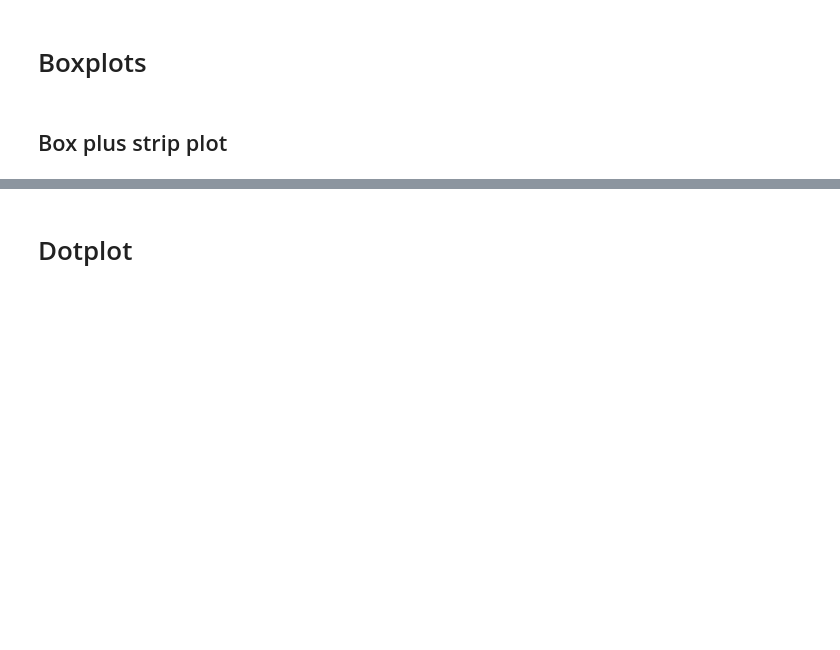
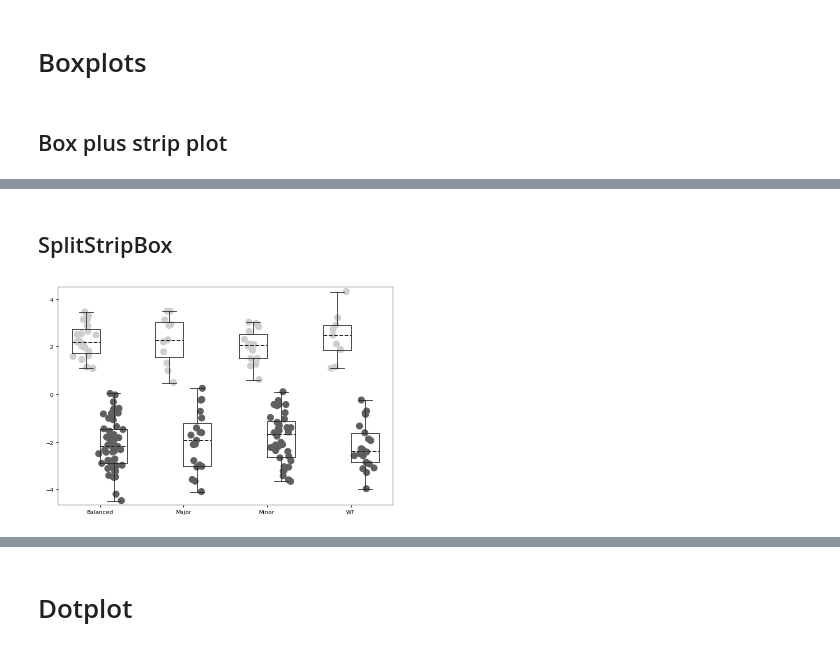
Before and after one commit to fossbert/Python_Packages, a Jupyter notebook: Dev_cbviz.ipynb, the cells around one changed output, grey strips where cells are left out. Saved outputs shown, nothing was run; the diff lists cells and outputs as text; code cells hidden in the pictures; blank space fills up the shorter version.

Commit message:
SplitStripBox

```diff
--- a/Dev_cbviz.ipynb
+++ b/Dev_cbviz.ipynb
@@ -256,3 +274,11 @@ def cat_cleaner(series):
 data[data['s1'].isin(['WT', 'Balanced'])]['s1']#.apply(cat_cleaner)
 # %%
 data[data['s1'].isin(['WT', 'Balanced'])].apply(cat_cleaner)['s1']
+# %% [markdown]
+## SplitStripBox
+# %%
+s1 = np.random.permutation(np.repeat(['WT', 'Balanced', 'Minor', 'Major'], (30, 80, 50, 30)))
+s2 = np.repeat(['Basal-like', "Classical"], (57, 133))
+x = [y for x in [np.random.normal(loc=i, size=s) for i, s in zip((2, -2) , (57, 133)) ] for y in x]
+
+data = pd.DataFrame({"x" : x, "s1" : s1, "s2" : s2})
@@ -258,0 +287,11 @@ data[data['s1'].isin(['WT', 'Balanced'])].apply(cat_cleaner)['s1']
+# %%
+sb = SplitStripBox(data)
+# %%
+plt.style.use('cviz')
+
+fig, ax = plt.subplots()
+
+sb.boxplt();
+sb.add_strips()
+# %% [output]
+[figure, added]
```
Also changed, not shown: parts of 15 cells of this notebook, 3 other files.
